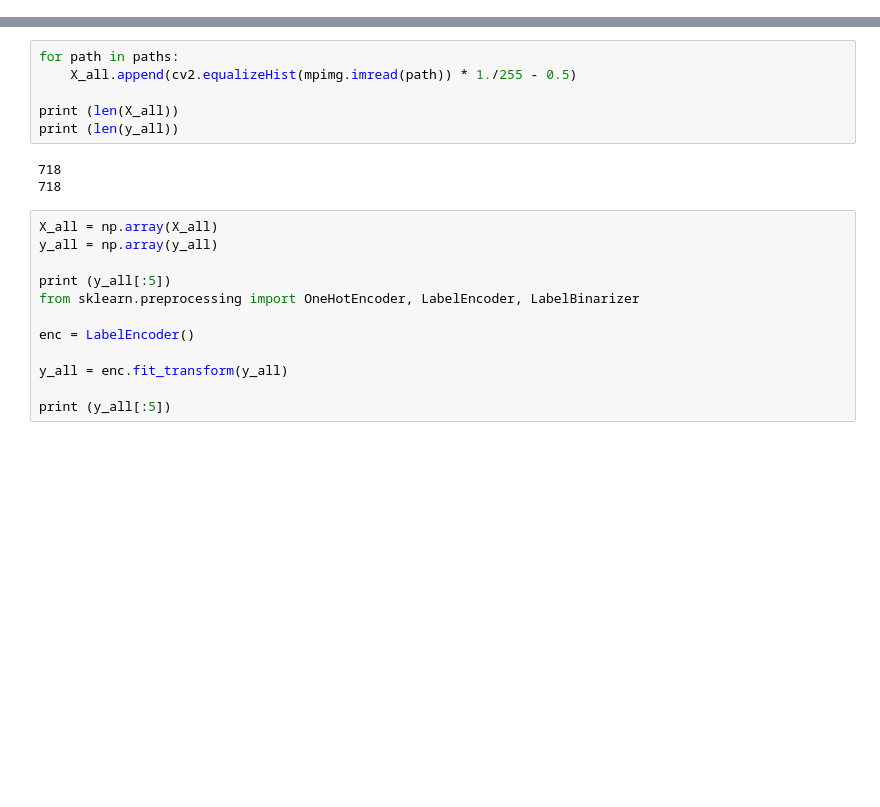
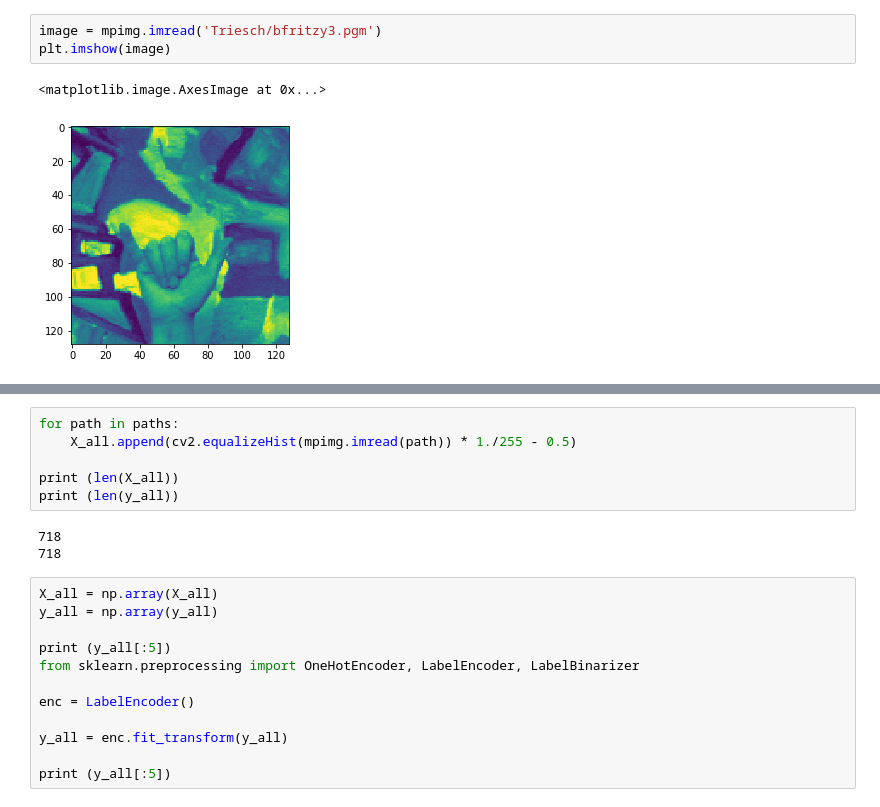
Before and after one commit to amanagarwal1993/gesture_krishit, a Jupyter notebook: Untitled.ipynb, the cells around one changed output, grey strips where cells are left out. Saved outputs shown, nothing was run; the diff lists cells and outputs as text; blank space fills up the shorter version.

```diff
--- a/Untitled.ipynb
+++ b/Untitled.ipynb
@@ -30,0 +58,6 @@ print (y_all)
+# %%
+image = mpimg.imread('Triesch/bfritzy3.pgm')
+plt.imshow(image)
+# %% [output]
+<matplotlib.image.AxesImage at 0x...>
+[figure, added]
```
Also changed, not shown: parts of 8 cells of this notebook, 12 other files.
